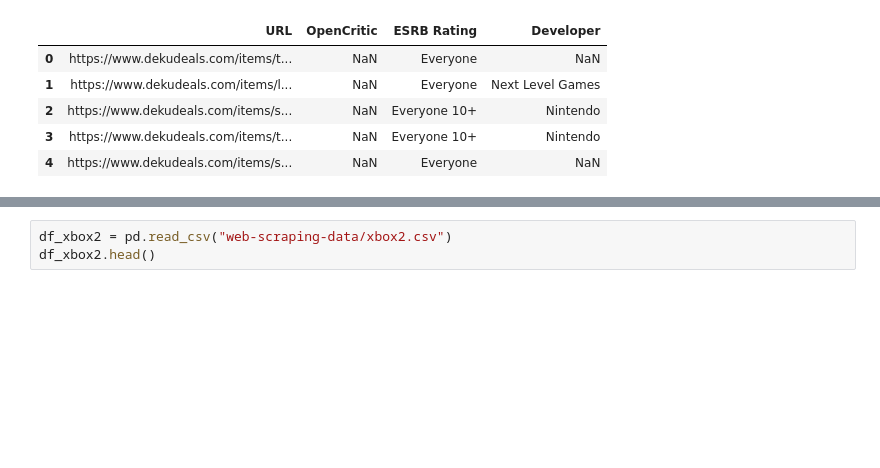
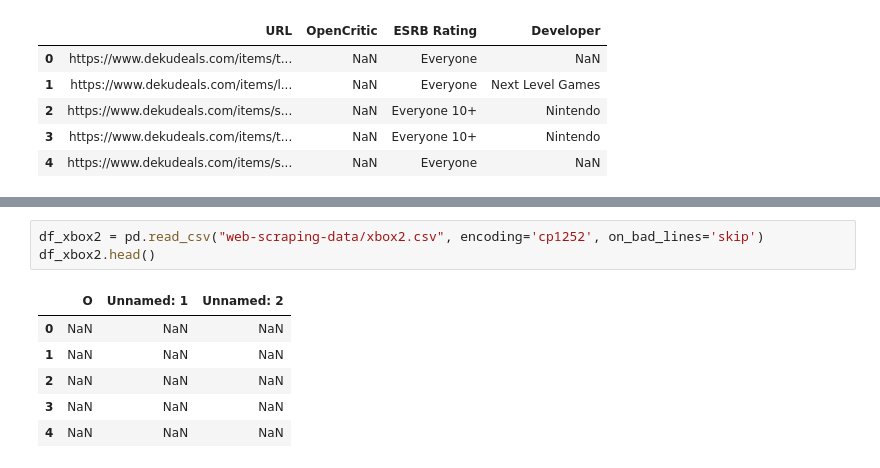
Before and after one commit to betultgumus/ybs-makine-ogrenmesi, a Jupyter notebook: ANIVIA/anivia.ipynb, the cells around one changed output, grey strips where cells are left out. Drawn from its saved outputs; the diff is of its cells as text; blank space fills up the shorter version.

```diff
--- a/ANIVIA/anivia.ipynb
+++ b/ANIVIA/anivia.ipynb
@@ -218,5 +218,12 @@ df_xbox.head()
 | 3 | Roblox - Xbox | Ücretsiz+ | https://www.xbox.com/tr-TR/games/... | 10 Dil | NaN | Bilgisayar | Xbox One | Xbox Seri... |
 | 4 | Resident Evil Requiem | 3.449,00 ₺+ | https://www.xbox.com/tr-TR/games/... | NaN | NaN | Bilgisayar | Xbox Series X|S |
 # %%
-df_xbox2 = pd.read_csv("web-scraping-data/xbox2.csv")
+df_xbox2 = pd.read_csv("web-scraping-data/xbox2.csv", encoding='cp1252', on_bad_lines='skip')
 df_xbox2.head()
+# %% [output]
+|  | O | Unnamed: 1 | Unnamed: 2 |
+| 0 | NaN | NaN | NaN |
+| 1 | NaN | NaN | NaN |
+| 2 | NaN | NaN | NaN |
+| 3 | NaN | NaN | NaN |
+| 4 | NaN | NaN | NaN |
```
Also changed, not shown: parts of 65 cells of this notebook, 8 other files.
